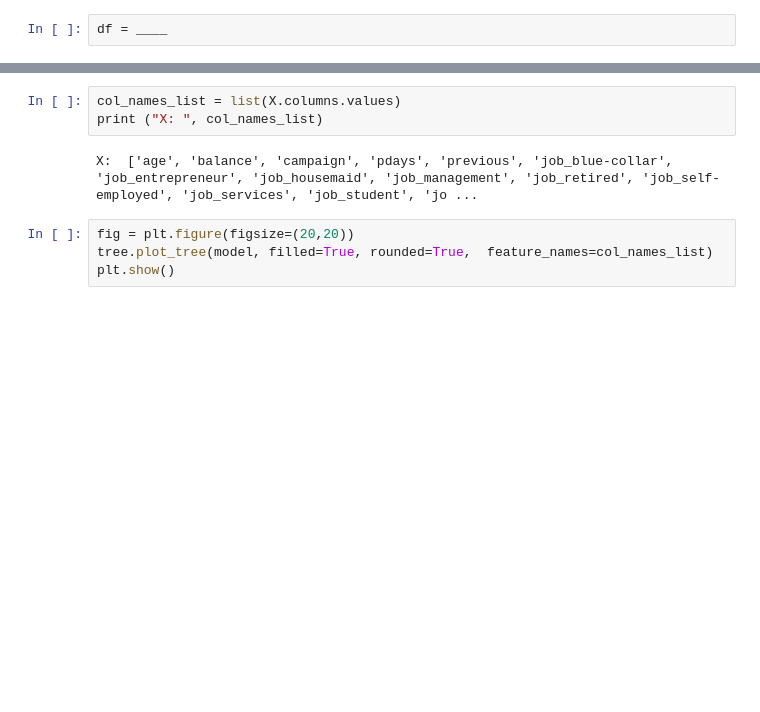
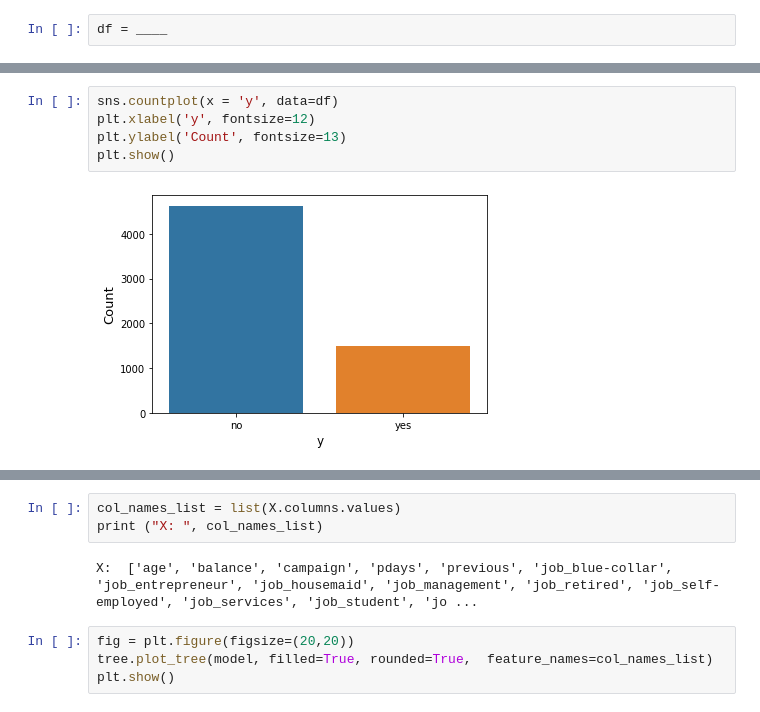
Before and after one commit to mayait/ClaseAnalisisDatos, a Jupyter notebook: DesitionTree/Desition_Tree_2.0.ipynb, the cells around one changed output, grey strips where cells are left out. Saved outputs shown, nothing was run; the diff lists cells and outputs as text; blank space fills up the shorter version.

```diff
--- a/DesitionTree/Desition_Tree_2.0.ipynb
+++ b/DesitionTree/Desition_Tree_2.0.ipynb
@@ -314,0 +170,7 @@ DecisionTreeClassifier(max_depth=4, max_leaf_nodes=5)
+# %%
+sns.countplot(x = 'y', data=df)
+plt.xlabel('y', fontsize=12)
+plt.ylabel('Count', fontsize=13)
+plt.show()
+# %% [output]
+[figure, added]
```
Also changed, not shown: parts of 55 cells of this notebook.
